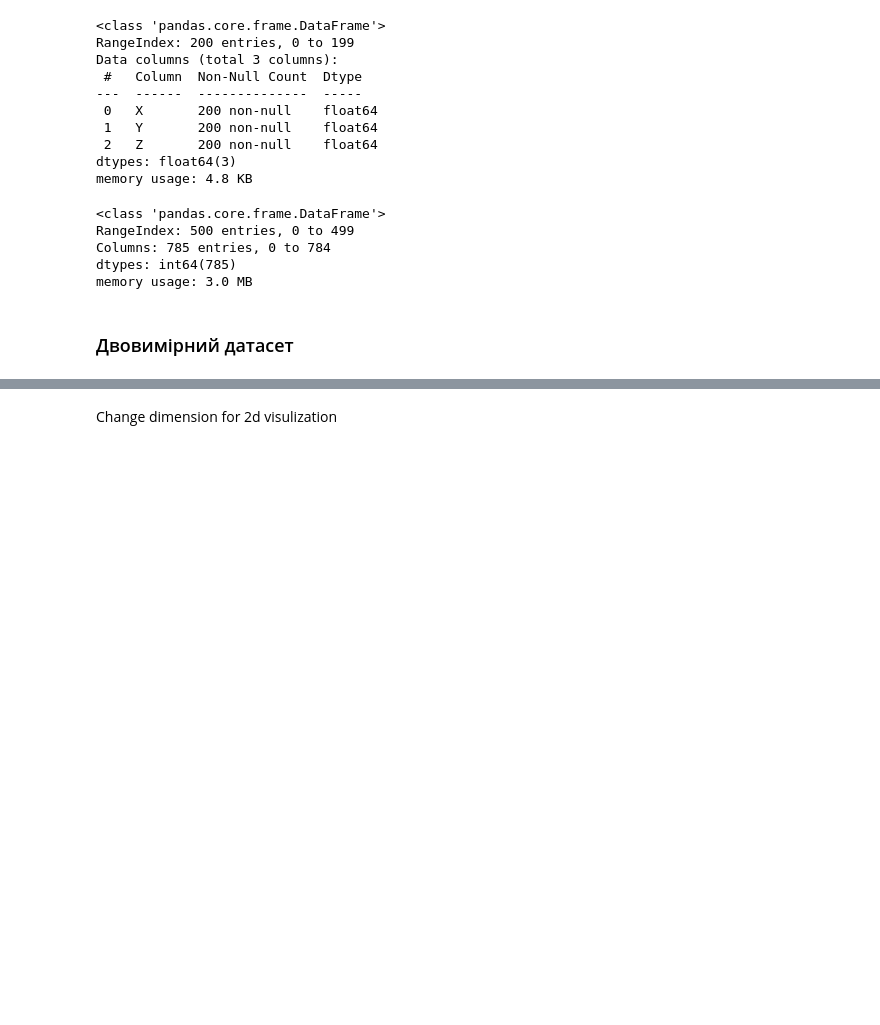
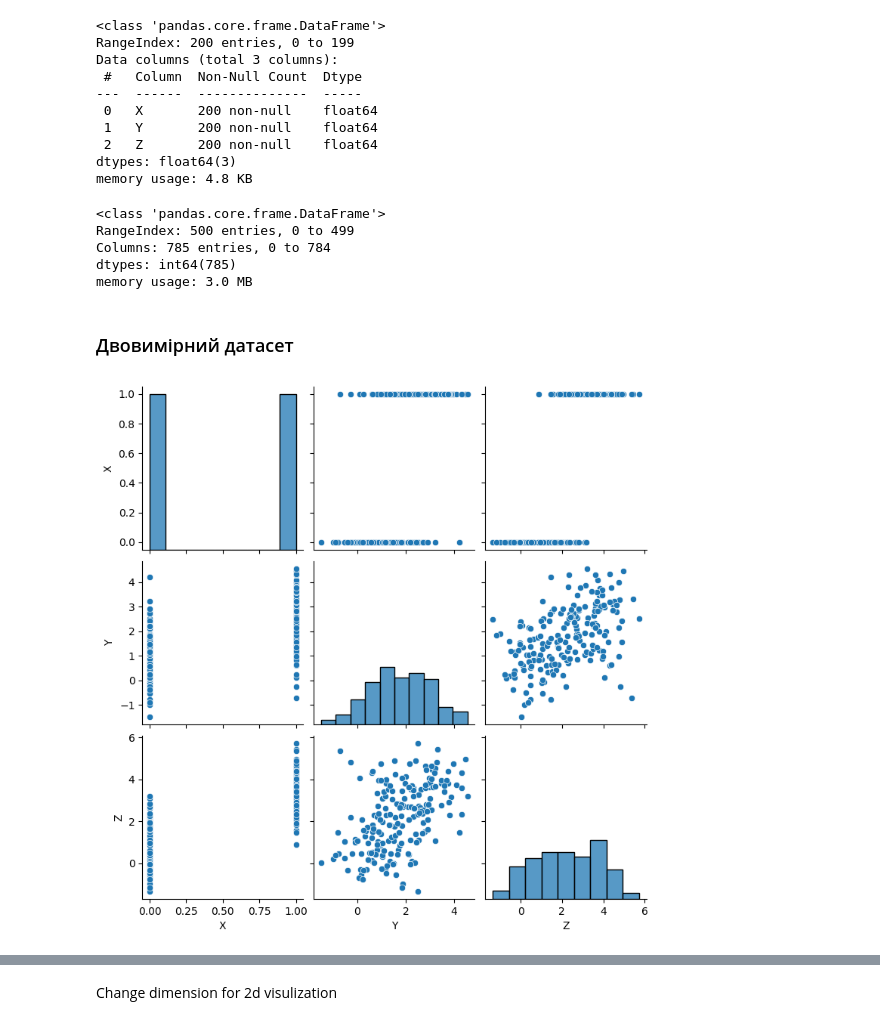
Before and after one commit to tarsweb-Python-GOIT/DS-HW, a Jupyter notebook: hw-06.ipynb, the cells around one changed output, grey strips where cells are left out. Cells and saved outputs as stored; diff of their text form; code cells hidden in the pictures; blank space fills up the shorter version.

```diff
--- a/hw-06.ipynb
+++ b/hw-06.ipynb
@@ -52,3 +55,8 @@ dtypes: int64(785)
 memory usage: 3.0 MB
 # %% [markdown]
 ### Двовимірний датасет
+# %%
+sns.pairplot(df_2d)
+plt.show()
+# %% [output]
+[figure, added]
```
Also changed, not shown: parts of 25 cells of this notebook.
